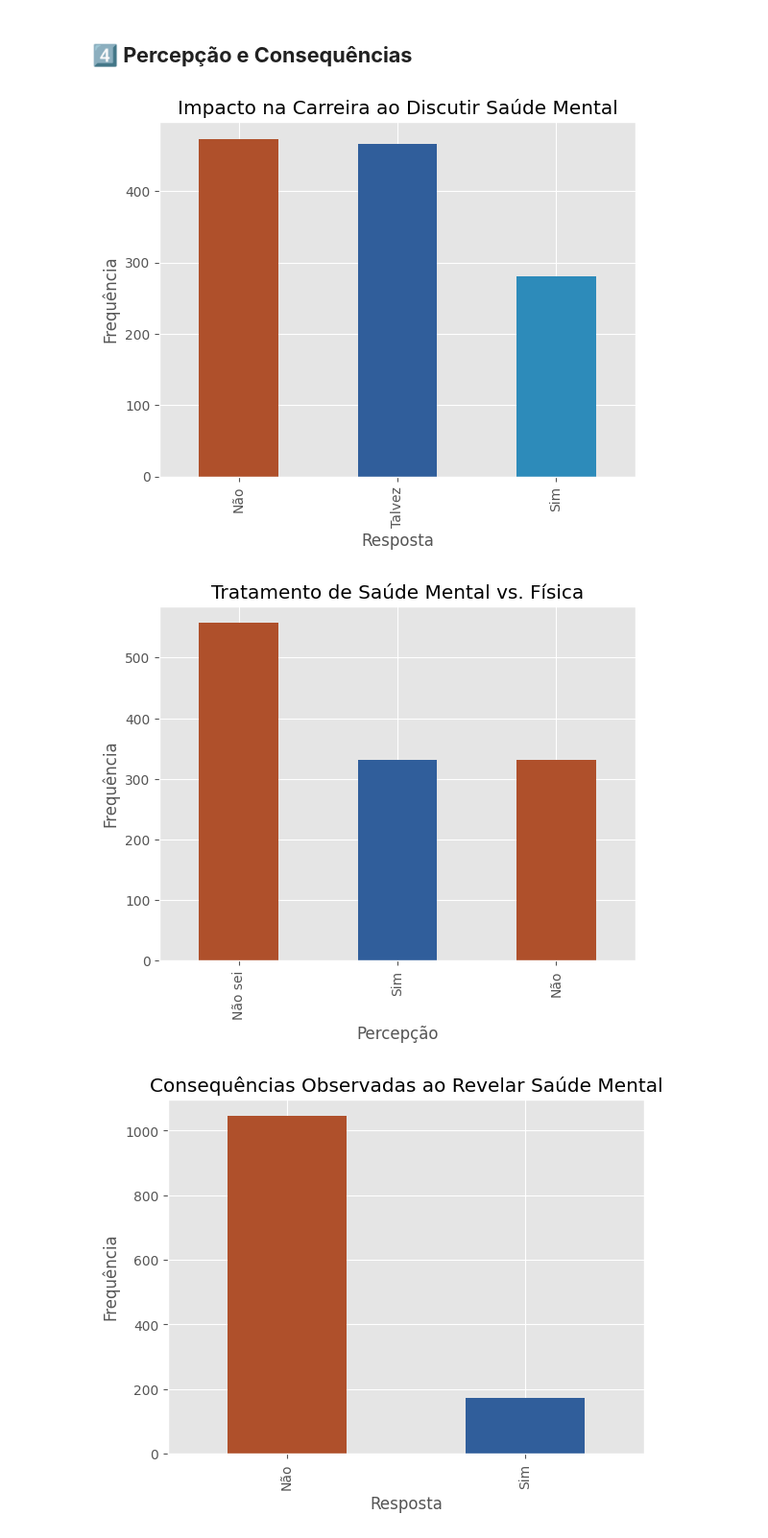
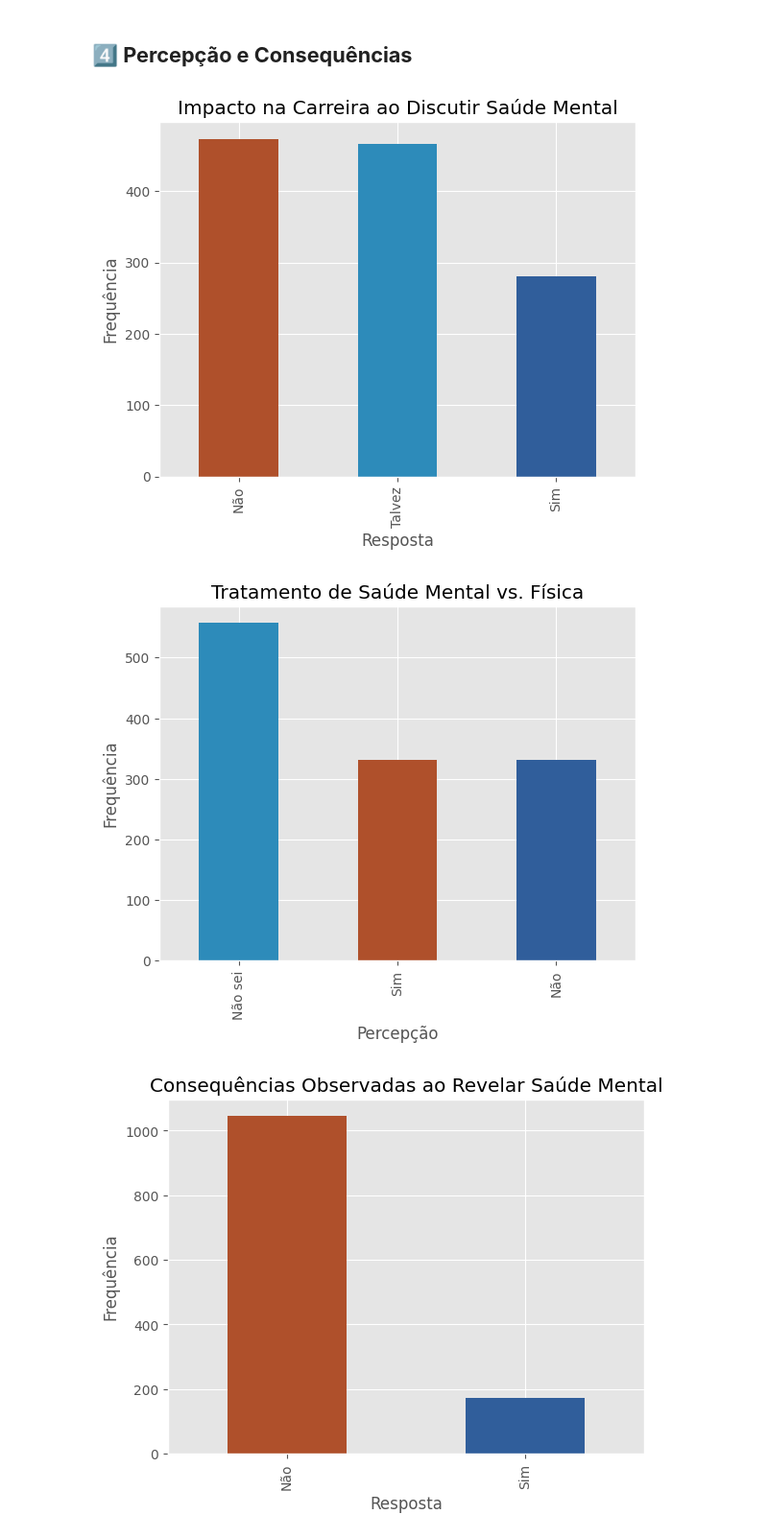
Before and after one commit to Davyeeh/Trabalho-Lab.-CD, a Jupyter notebook: TrabalhoFinal_LAB_C_D_.ipynb, the cells around one changed output. Shown at 96% size. Saved outputs shown, nothing was run; the diff lists cells and outputs as text; code cells hidden in the pictures.

```diff
--- a/TrabalhoFinal_LAB_C_D_.ipynb
+++ b/TrabalhoFinal_LAB_C_D_.ipynb
@@ -1290,25 +1290,25 @@ plt.show()
 contagem_consequencia = dados['Consequencia_saude_mental'].value_counts()
 
 # Gráfico de barras
-contagem_consequencia.plot(kind='bar', color=['#af502b', '#305e9b', '#2d8bba'],
+contagem_consequencia.plot(kind='bar', color=['#af502b', '#2d8bba','#305e9b'],
                            title='Impacto na Carreira ao Discutir Saúde Mental')
 plt.xlabel('Resposta')
 plt.ylabel('Frequência')
 plt.show()
 # %% [output]
-[figure, old version]
+[figure, new version]
 # %%
 # Contagem de respostas na coluna "Mental_vs_fisica"
 contagem_mental_vs_fisica = dados['Mental_vs_fisica'].value_counts()
 
 # Gráfico de barras
-contagem_mental_vs_fisica.plot(kind='bar', color=['#af502b', '#305e9b'],
+contagem_mental_vs_fisica.plot(kind='bar', color=['#2d8bba','#af502b', '#305e9b'],
                                 title='Tratamento de Saúde Mental vs. Física')
 plt.xlabel('Percepção')
 plt.ylabel('Frequência')
 plt.show()
 # %% [output]
-[figure, old version]
+[figure, new version]
 # %%
 # Contagem de respostas na coluna "Consequencia_observada"
 contagem_obs = dados['Consequencia_observada'].value_counts()
```
Also changed, not shown: parts of 3 cells of this notebook.
